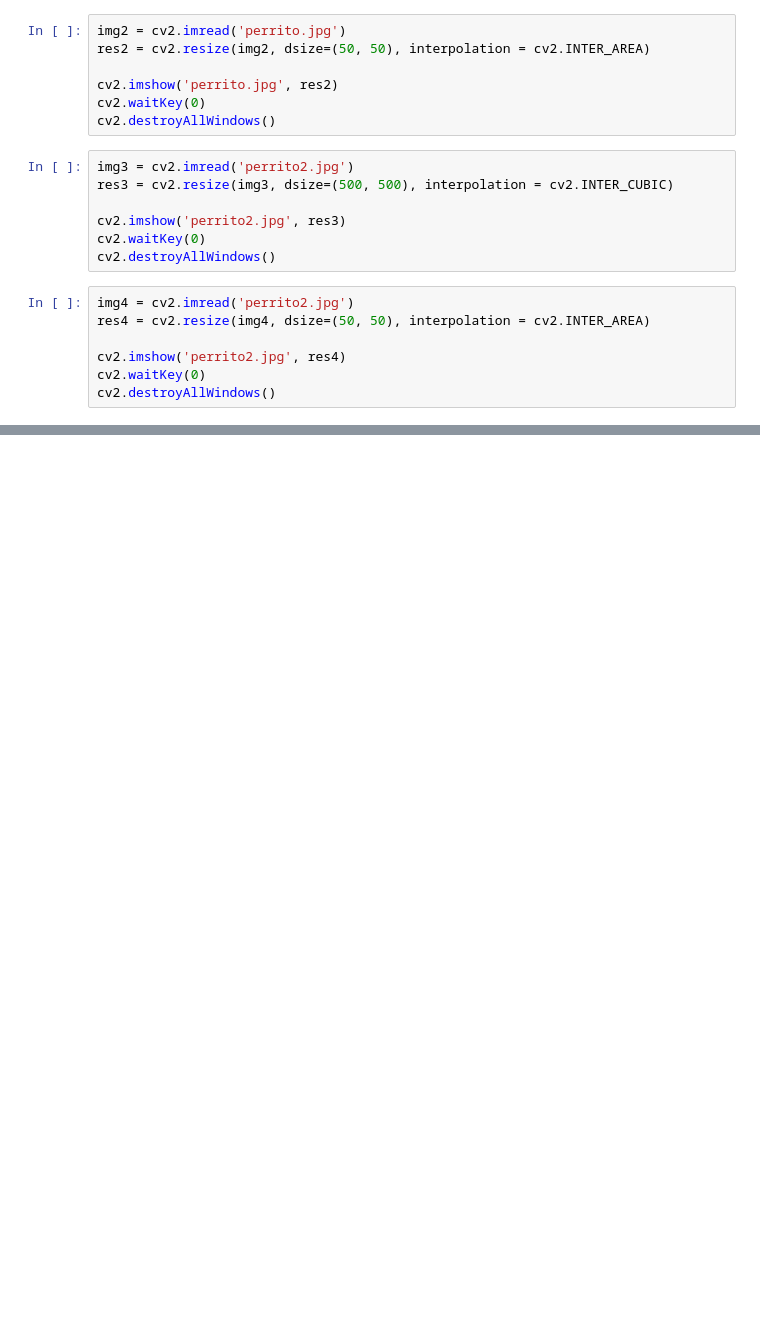
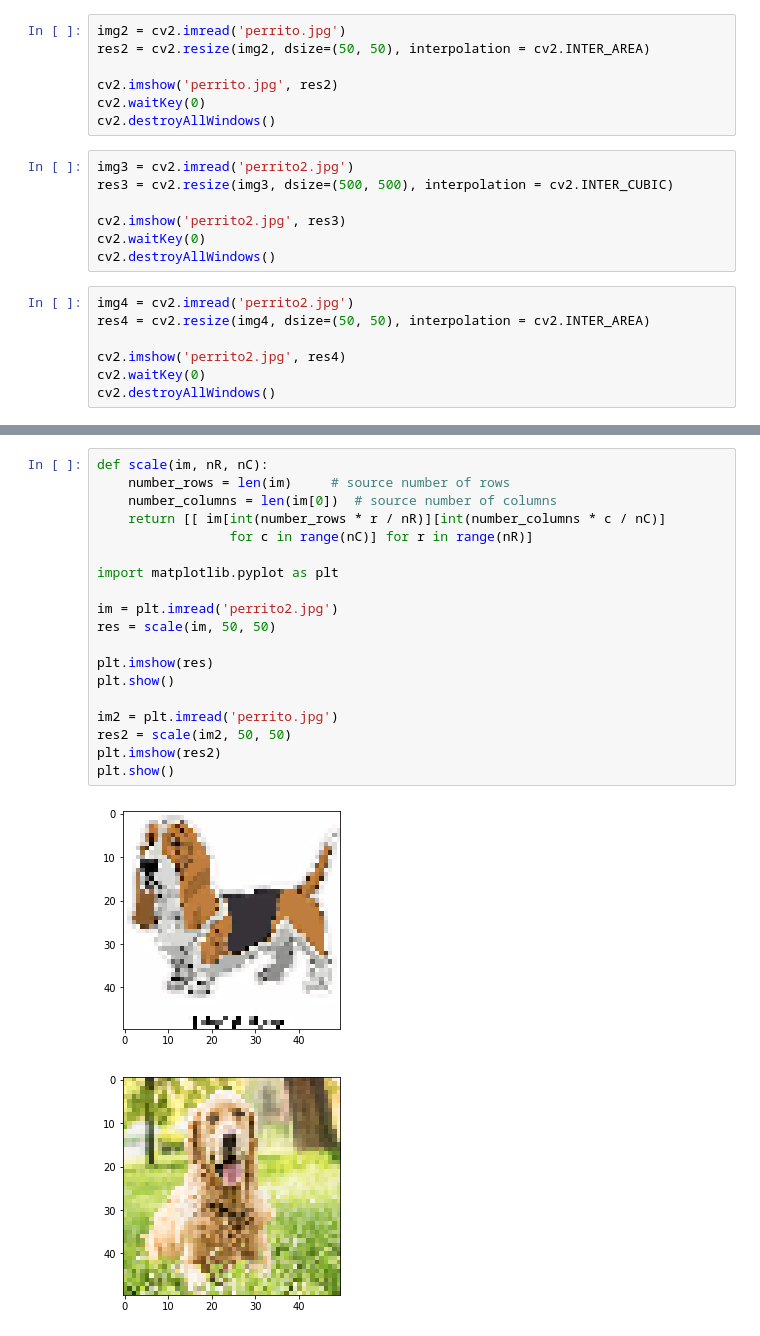
Before and after one commit to Dylan-Chambi/HuskyShelters, a Jupyter notebook: PruebaImageConversion/prueba.ipynb, the cells around one changed output, grey strips where cells are left out. Cells and saved outputs as stored; diff of their text form; blank space fills up the shorter version.

```diff
--- a/PruebaImageConversion/prueba.ipynb
+++ b/PruebaImageConversion/prueba.ipynb
@@ -31,0 +44,22 @@ cv2.destroyAllWindows()
+# %%
+def scale(im, nR, nC):
+    number_rows = len(im)     # source number of rows
+    number_columns = len(im[0])  # source number of columns
+    return [[ im[int(number_rows * r / nR)][int(number_columns * c / nC)]
+                 for c in range(nC)] for r in range(nR)]
+
+import matplotlib.pyplot as plt
+
+im = plt.imread('perrito2.jpg')
+res = scale(im, 50, 50)
+
+plt.imshow(res)
+plt.show()
+
+im2 = plt.imread('perrito.jpg')
+res2 = scale(im2, 50, 50)
+plt.imshow(res2)
+plt.show()
+# %% [output]
+[figure, added]
+[figure, added]
```
Also changed, not shown: parts of 2 cells of this notebook, 1 other file.
